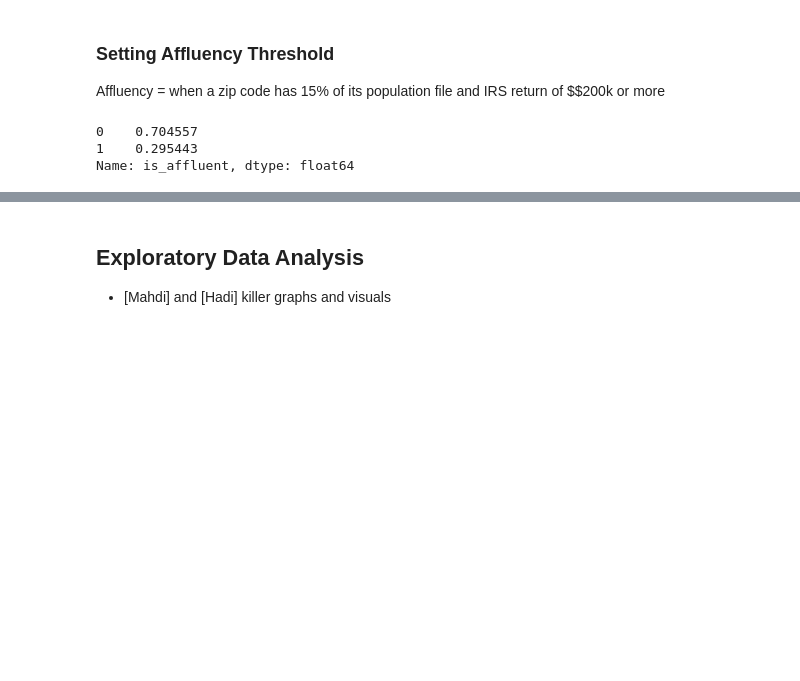
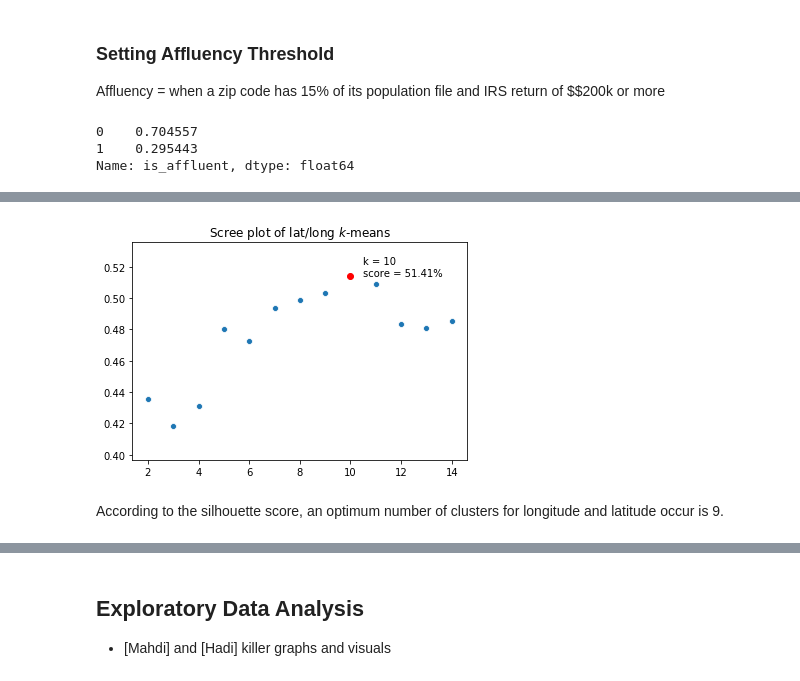
Before and after one commit to Shaddyjr/predicting_affluence_using_yelp, a Jupyter notebook: client_project_notebook.ipynb, the cells around one changed output, grey strips where cells are left out. Saved outputs shown, nothing was run; the diff lists cells and outputs as text; code cells hidden in the pictures; blank space fills up the shorter version.

```diff
--- a/client_project_notebook.ipynb
+++ b/client_project_notebook.ipynb
@@ -73,5 +79,5 @@ from sklearn.linear_model import LinearRegression, LogisticRegression
 # %%
-data_file_path = "./data/total_merged_2.csv"
+data_file_path = "./data/total_merge_2.csv"
 df_yelp = pd.read_csv(data_file_path, index_col = 0)
 df_yelp.reset_index(drop=True, inplace = True) # same indeces were merged using multiple API calls
 # %%
@@ -396,0 +403,2 @@ We are left with 8869 complete data points
+# %%
+df["price*rating"] = df["price"] * df["rating"]
@@ -452,0 +445,27 @@ This leads our data to be somewhat unbalanced, which we need to keep in mind whe
+# %%
+def get_kmean_sil_score(data, k, random_state):
+    return silhouette_score(data,KMeans(n_clusters = k, n_jobs = -1, random_state = random_state).fit(data).labels_)
+# %%
+#Setting up K-means scree plot
+max_k = 14
+
+lat_long_df = StandardScaler().fit_transform(complete_df[["latitude","longitude"]]) # not 100% necessary to scale
+scores = []
+best_k = {"k":0,"score":0}
+all_k  = range(2, max_k + 1)
+best_km = None
+for k in all_k:
+    score = get_kmean_sil_score(lat_long_df, k, random_state)
+    scores.append(score)
+    if score > best_k["score"]:
+        best_k["score"] = score
+        best_k["k"] = k
+# %%
+plt.title("Scree plot of lat/long $k$-means")
+sns.scatterplot(all_k, scores)
+plt.plot(best_k["k"],best_k["score"], "ro")
+plt.text(best_k["k"] + .5 ,best_k["score"], "k = {}\nscore = {:.2%}".format(best_k['k'],best_k['score']));
+# %% [output]
+[figure, added]
+# %% [markdown]
+According to the silhouette score, an optimum number of clusters for longitude and latitude occur is 9.
```
Also changed, not shown: parts of 165 cells of this notebook.
